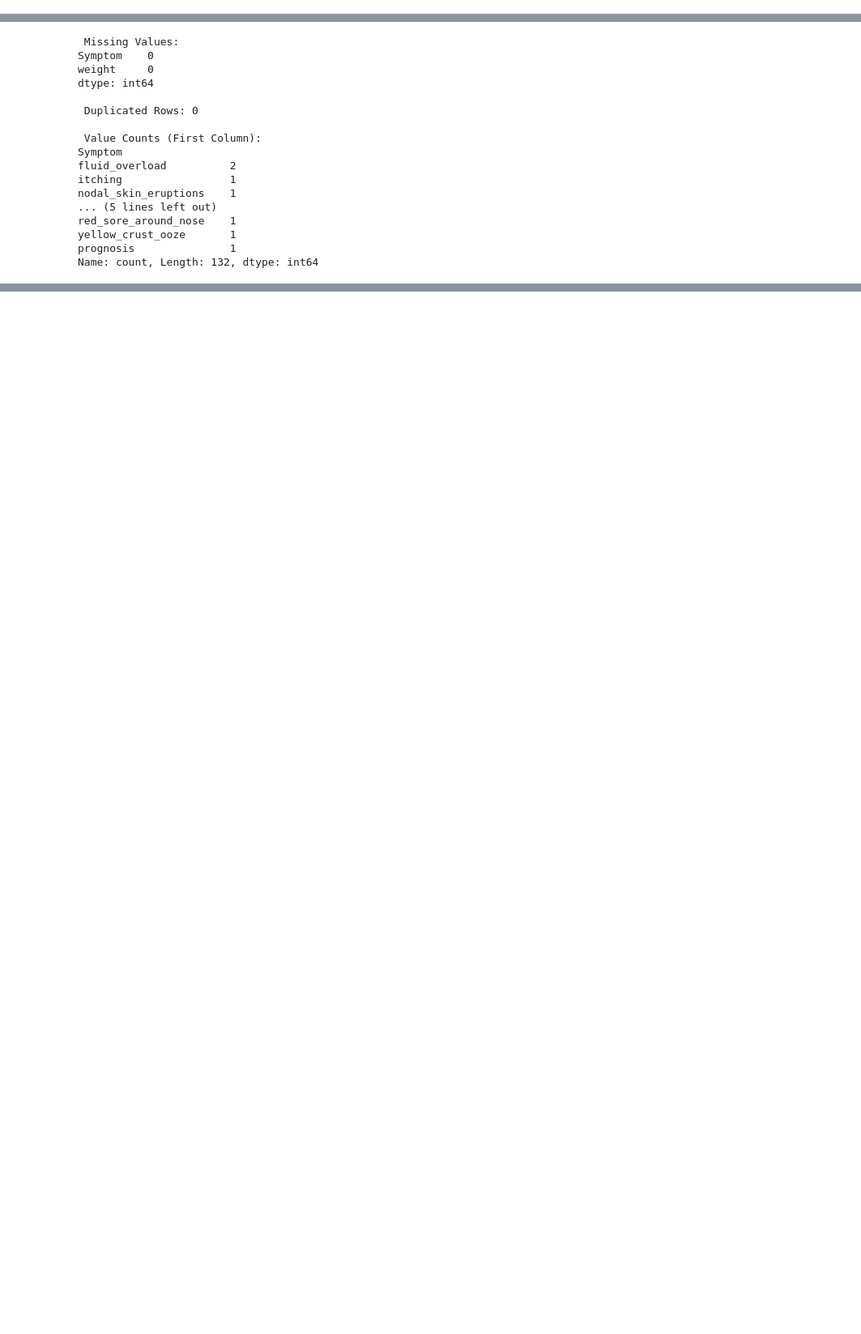
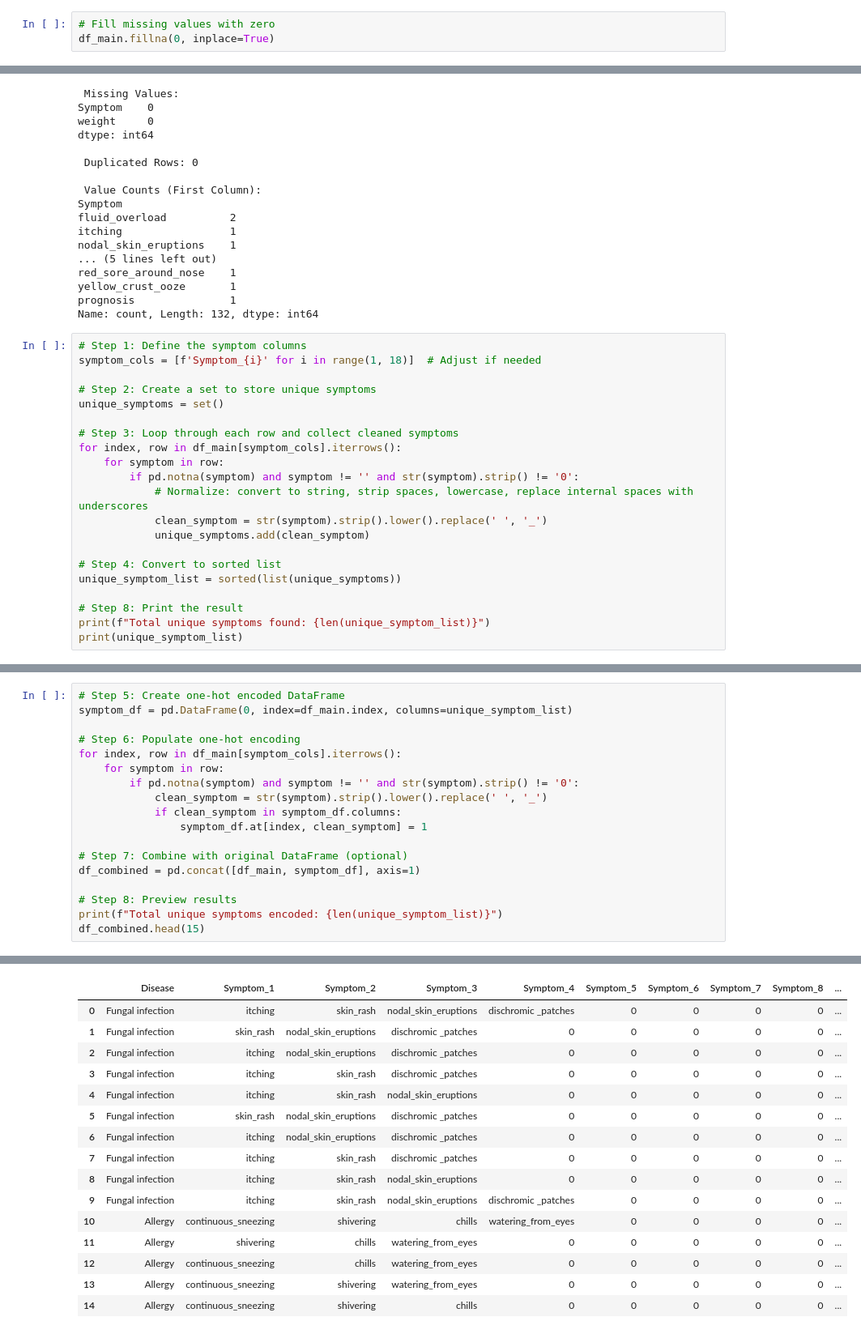
Before and after one commit to ANkanja/medibot_webapp, a Jupyter notebook: modelling.ipynb, the cells around one changed output, grey strips where cells are left out. Shown at 81% size. Drawn from its saved outputs; the diff is of its cells as text; blank space fills up the shorter version.

```diff
--- a/modelling.ipynb
+++ b/modelling.ipynb
@@ -122,0 +152,3 @@ Name: count, dtype: int64
+# %%
+# Fill missing values with zero
+df_main.fillna(0, inplace=True)
@@ -301,3 +362,24 @@ red_sore_around_nose    1
 yellow_crust_ooze       1
 prognosis               1
 Name: count, Length: 132, dtype: int64
+# %%
+# Step 1: Define the symptom columns
+symptom_cols = [f'Symptom_{i}' for i in range(1, 18)]  # Adjust if needed
+
+# Step 2: Create a set to store unique symptoms
+unique_symptoms = set()
+
+# Step 3: Loop through each row and collect cleaned symptoms
+for index, row in df_main[symptom_cols].iterrows():
+    for symptom in row:
+        if pd.notna(symptom) and symptom != '' and str(symptom).strip() != '0':
+            # Normalize: convert to string, strip spaces, lowercase, replace internal spaces with underscores
+            clean_symptom = str(symptom).strip().lower().replace(' ', '_')
+            unique_symptoms.add(clean_symptom)
+
+# Step 4: Convert to sorted list
+unique_symptom_list = sorted(list(unique_symptoms))
+
+# Step 8: Print the result
+print(f"Total unique symptoms found: {len(unique_symptom_list)}")
+print(unique_symptom_list)
@@ -303,0 +389,19 @@ Name: count, Length: 132, dtype: int64
+# %%
+# Step 5: Create one-hot encoded DataFrame
+symptom_df = pd.DataFrame(0, index=df_main.index, columns=unique_symptom_list)
+
+# Step 6: Populate one-hot encoding
+for index, row in df_main[symptom_cols].iterrows():
+    for symptom in row:
+        if pd.notna(symptom) and symptom != '' and str(symptom).strip() != '0':
+            clean_symptom = str(symptom).strip().lower().replace(' ', '_')
+            if clean_symptom in symptom_df.columns:
+                symptom_df.at[index, clean_symptom] = 1
+
+# Step 7: Combine with original DataFrame (optional)
+df_combined = pd.concat([df_main, symptom_df], axis=1)
+
+# Step 8: Preview results
+print(f"Total unique symptoms encoded: {len(unique_symptom_list)}")
+df_combined.head(15)
+# %% [output]
@@ -303,0 +409,16 @@ Name: count, Length: 132, dtype: int64
+|  | Disease | Symptom_1 | Symptom_2 | Symptom_3 | Symptom_4 | Symptom_5 | Symptom_6 | Symptom_7 | Symptom_8 | ... |
+| 0 | Fungal infection | itching | skin_rash | nodal_skin_eruptions | dischromic _patches | 0 | 0 | 0 | 0 | ... |
+| 1 | Fungal infection | skin_rash | nodal_skin_eruptions | dischromic _patches | 0 | 0 | 0 | 0 | 0 | ... |
+| 2 | Fungal infection | itching | nodal_skin_eruptions | dischromic _patches | 0 | 0 | 0 | 0 | 0 | ... |
+| 3 | Fungal infection | itching | skin_rash | dischromic _patches | 0 | 0 | 0 | 0 | 0 | ... |
+| 4 | Fungal infection | itching | skin_rash | nodal_skin_eruptions | 0 | 0 | 0 | 0 | 0 | ... |
+| 5 | Fungal infection | skin_rash | nodal_skin_eruptions | dischromic _patches | 0 | 0 | 0 | 0 | 0 | ... |
+| 6 | Fungal infection | itching | nodal_skin_eruptions | dischromic _patches | 0 | 0 | 0 | 0 | 0 | ... |
+| 7 | Fungal infection | itching | skin_rash | dischromic _patches | 0 | 0 | 0 | 0 | 0 | ... |
+| 8 | Fungal infection | itching | skin_rash | nodal_skin_eruptions | 0 | 0 | 0 | 0 | 0 | ... |
+| 9 | Fungal infection | itching | skin_rash | nodal_skin_eruptions | dischromic _patches | 0 | 0 | 0 | 0 | ... |
+| 10 | Allergy | continuous_sneezing | shivering | chills | watering_from_eyes | 0 | 0 | 0 | 0 | ... |
+| 11 | Allergy | shivering | chills | watering_from_eyes | 0 | 0 | 0 | 0 | 0 | ... |
+| 12 | Allergy | continuous_sneezing | chills | watering_from_eyes | 0 | 0 | 0 | 0 | 0 | ... |
+| 13 | Allergy | continuous_sneezing | shivering | watering_from_eyes | 0 | 0 | 0 | 0 | 0 | ... |
+| 14 | Allergy | continuous_sneezing | shivering | chills | 0 | 0 | 0 | 0 | 0 | ... |
```
Also changed, not shown: parts of 13 cells of this notebook.
